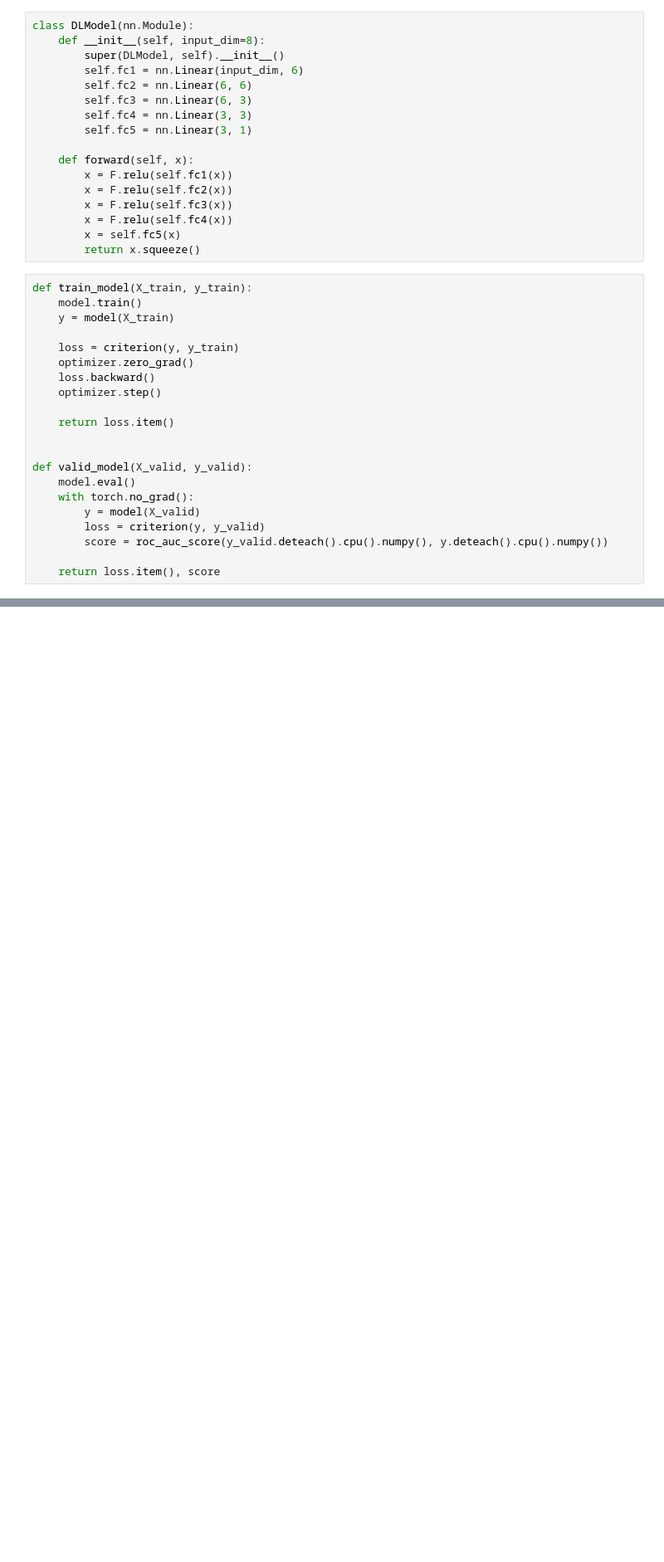
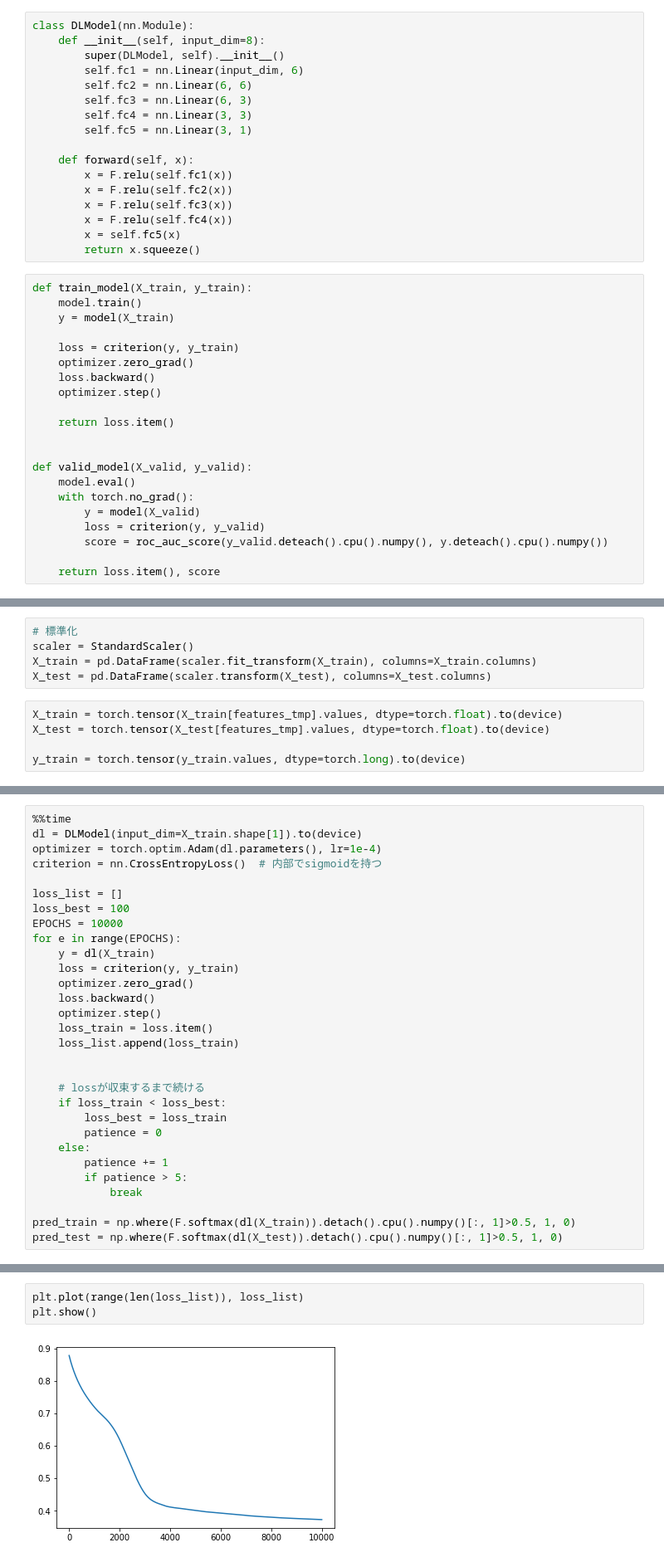
Before and after one commit to mf1611/scripts, a Jupyter notebook: ml_comparison/Titanic.ipynb, the cells around one changed output, grey strips where cells are left out. Shown at 83% size. Cells and saved outputs as stored; diff of their text form; blank space fills up the shorter version.

```diff
--- a/ml_comparison/Titanic.ipynb
+++ b/ml_comparison/Titanic.ipynb
@@ -524,0 +714,10 @@ See the caveats in the documentation: http://pandas.pydata.org/pandas-docs/stabl
+# %%
+# 標準化
+scaler = StandardScaler()
+X_train = pd.DataFrame(scaler.fit_transform(X_train), columns=X_train.columns)
+X_test = pd.DataFrame(scaler.transform(X_test), columns=X_test.columns)
+# %%
+X_train = torch.tensor(X_train[features_tmp].values, dtype=torch.float).to(device)
+X_test = torch.tensor(X_test[features_tmp].values, dtype=torch.float).to(device)
+
+y_train = torch.tensor(y_train.values, dtype=torch.long).to(device)
@@ -524,0 +762,30 @@ See the caveats in the documentation: http://pandas.pydata.org/pandas-docs/stabl
+# %%
+%%time
+dl = DLModel(input_dim=X_train.shape[1]).to(device)
+optimizer = torch.optim.Adam(dl.parameters(), lr=1e-4)
+criterion = nn.CrossEntropyLoss()  # 内部でsigmoidを持つ
+
+loss_list = []
+loss_best = 100
+EPOCHS = 10000
+for e in range(EPOCHS):
+    y = dl(X_train)
+    loss = criterion(y, y_train)
+    optimizer.zero_grad()
+    loss.backward()
+    optimizer.step()
+    loss_train = loss.item()
+    loss_list.append(loss_train)
+
+
+    # lossが収束するまで続ける
+    if loss_train < loss_best:
+        loss_best = loss_train
+        patience = 0
+    else:
+        patience += 1
+        if patience > 5:
+            break
+
+pred_train = np.where(F.softmax(dl(X_train)).detach().cpu().numpy()[:, 1]>0.5, 1, 0)
+pred_test = np.where(F.softmax(dl(X_test)).detach().cpu().numpy()[:, 1]>0.5, 1, 0)
@@ -524,0 +797,5 @@ See the caveats in the documentation: http://pandas.pydata.org/pandas-docs/stabl
+# %%
+plt.plot(range(len(loss_list)), loss_list)
+plt.show()
+# %% [output]
+[figure, added]
```
Also changed, not shown: parts of 57 cells of this notebook.
